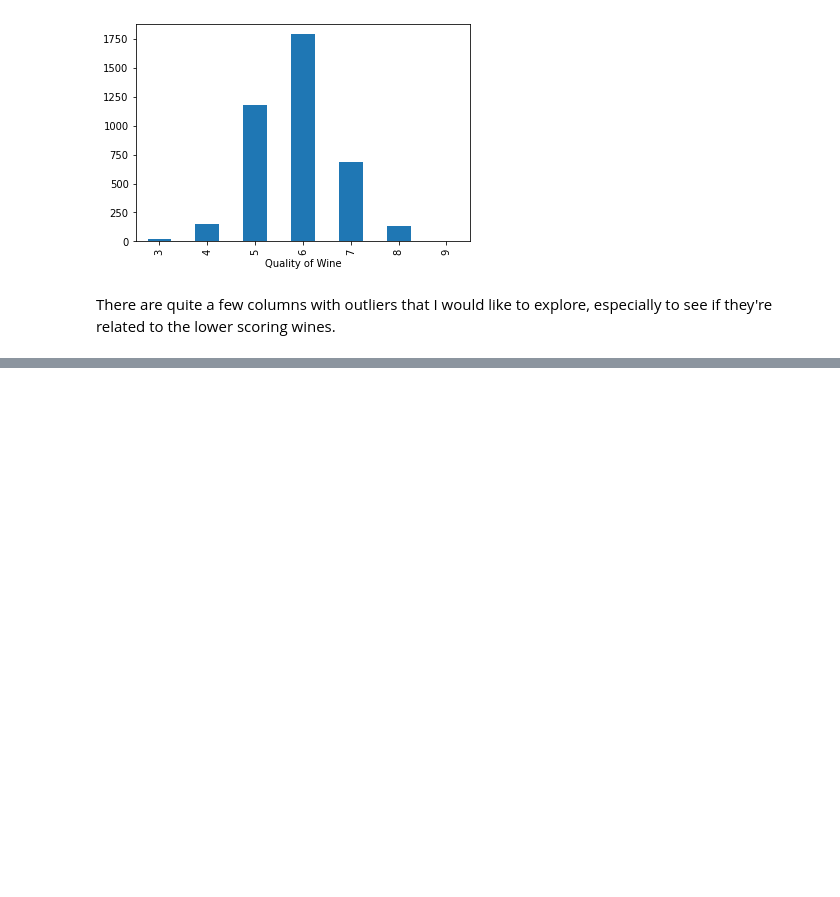
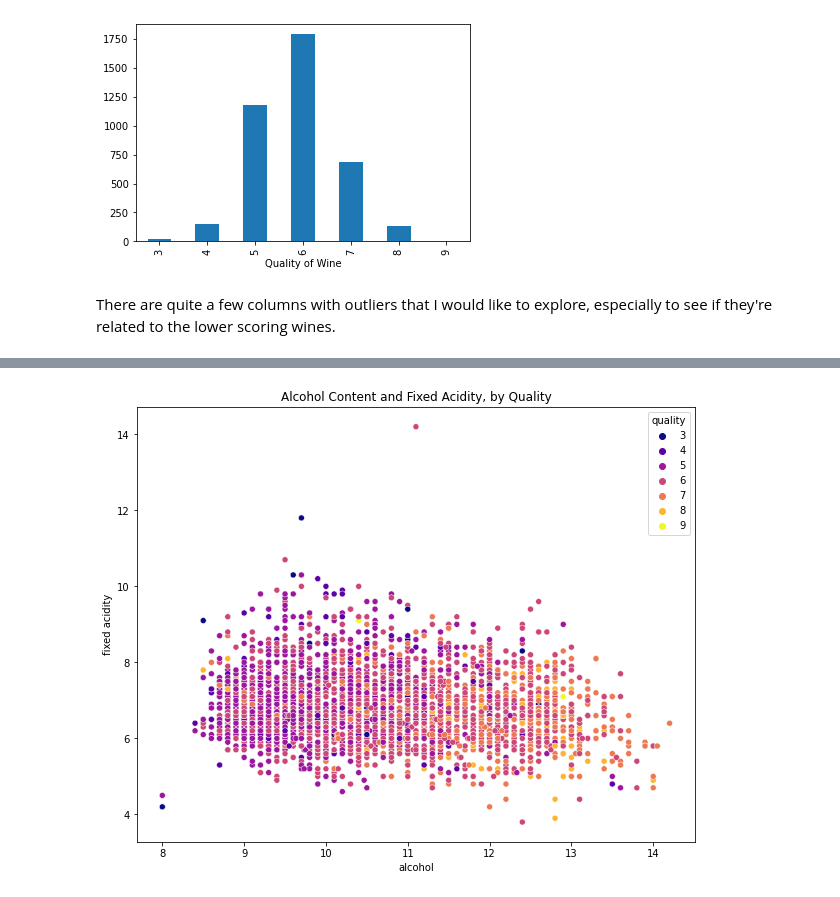
Before and after one commit to LauraDimaria/Project_2, a Jupyter notebook: White_Wine_Quality.ipynb, the cells around one changed output, grey strips where cells are left out. Saved outputs shown, nothing was run; the diff lists cells and outputs as text; code cells hidden in the pictures; blank space fills up the shorter version.

```diff
--- a/White_Wine_Quality.ipynb
+++ b/White_Wine_Quality.ipynb
@@ -166,0 +180,6 @@ There are quite a few columns with outliers that I would like to explore, especi
+# %%
+plt.figure(figsize=(10,8))
+plt.title('Alcohol Content and Fixed Acidity, by Quality')
+sns.scatterplot(data=df, x='alcohol', y='fixed acidity', hue='quality', palette='plasma');
+# %% [output]
+[figure, added]
```
Also changed, not shown: parts of 12 cells of this notebook.
